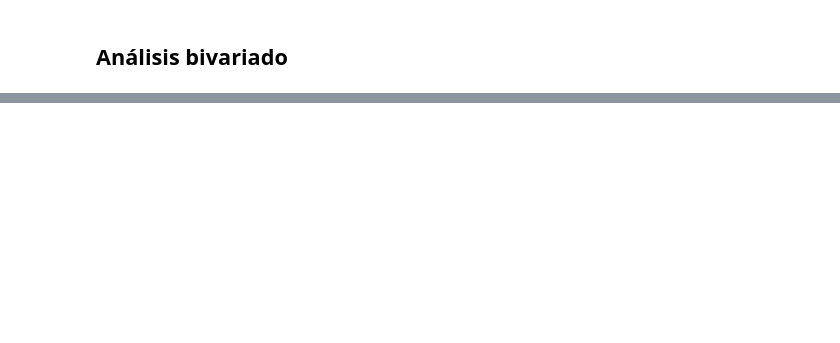
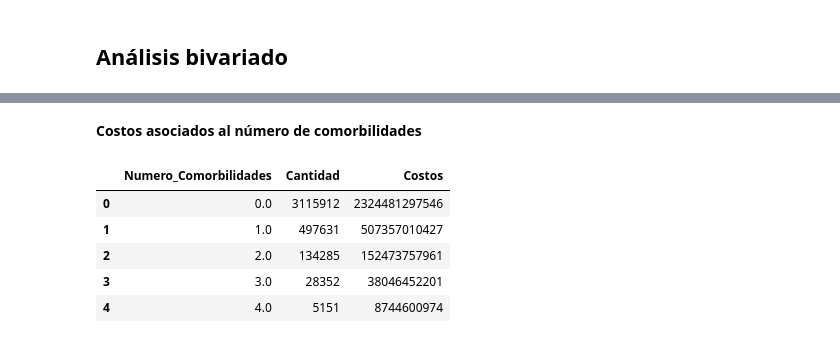
Before and after one commit to EstebanCaroP/Proyecto_Finanzas, a Jupyter notebook: C_Analisis_exploratorio.ipynb, the cells around one changed output, grey strips where cells are left out. Cells and saved outputs as stored; diff of their text form; code cells hidden in the pictures; blank space fills up the shorter version.

```diff
--- a/C_Analisis_exploratorio.ipynb
+++ b/C_Analisis_exploratorio.ipynb
@@ -298,0 +245,20 @@ plt.show()
+# %% [markdown]
+**Costos asociados al número de comorbilidades**
+# %%
+# Número de comorbilidades presente en los usuarios
+conteo_morbilidades = df.groupby('Numero_Comorbilidades').size().reset_index(name = 'Cantidad')
+
+# Costos asociados al número de comorbilidades
+df["Valor_Pagado"] = df["Valor_Pagado"].astype(int)
+costos_comorbilidad = df.groupby('Numero_Comorbilidades')['Valor_Pagado'].sum().reset_index(name = 'Costos')
+# %%
+# Tabla comparación entre la cantidad de usuarios con comorbilidades vs los costos asociados al número de comorbilidades
+conteo_morbilidades['Costos'] = costos_comorbilidad['Costos']
+conteo_morbilidades
+# %% [output]
+|  | Numero_Comorbilidades | Cantidad | Costos |
+| 0 | 0.0 | 3115912 | 2324481297546 |
+| 1 | 1.0 | 497631 | 507357010427 |
+| 2 | 2.0 | 134285 | 152473757961 |
+| 3 | 3.0 | 28352 | 38046452201 |
+| 4 | 4.0 | 5151 | 8744600974 |
```
Also changed, not shown: parts of 11 cells of this notebook, 2 other files.
